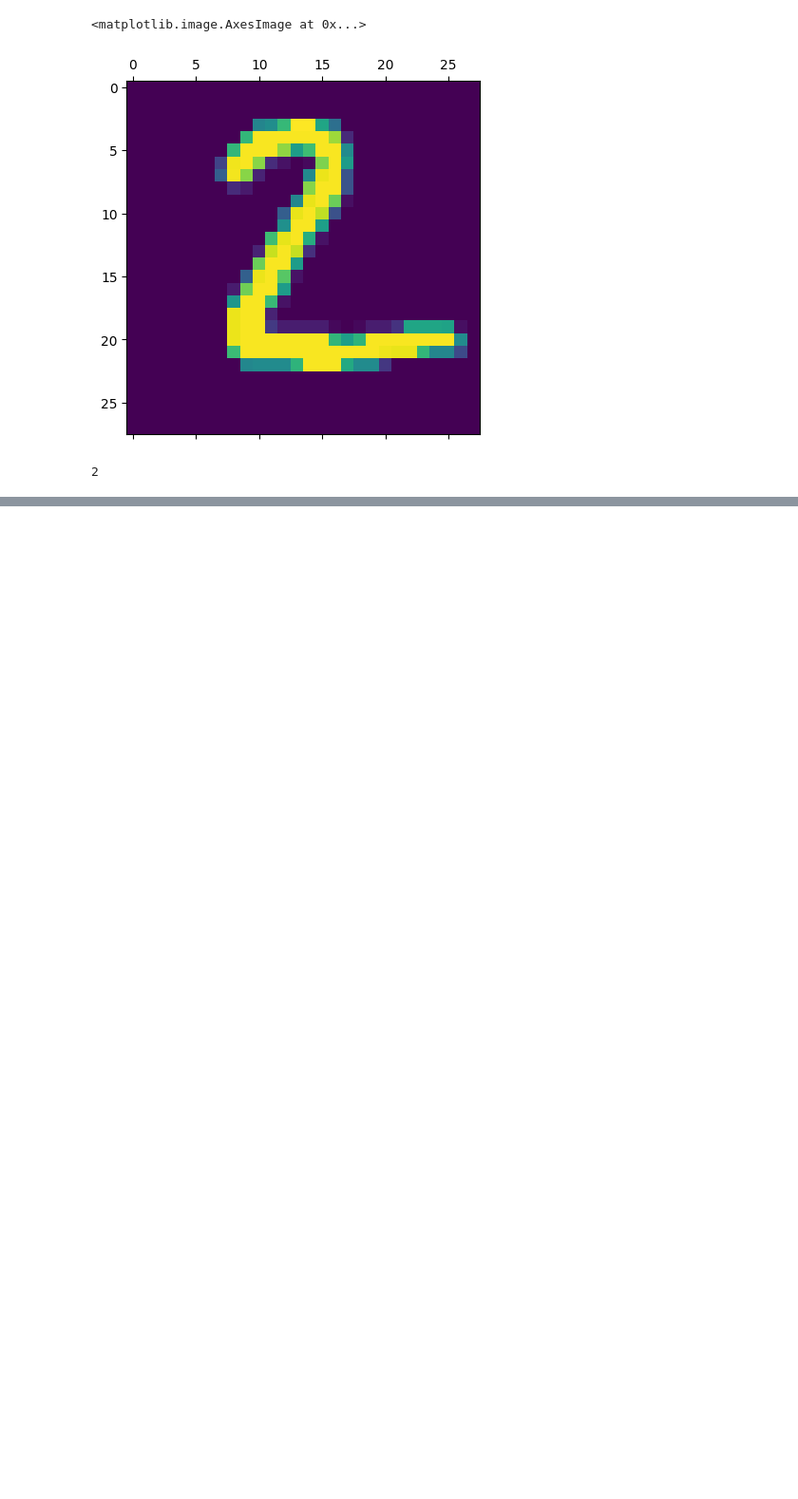
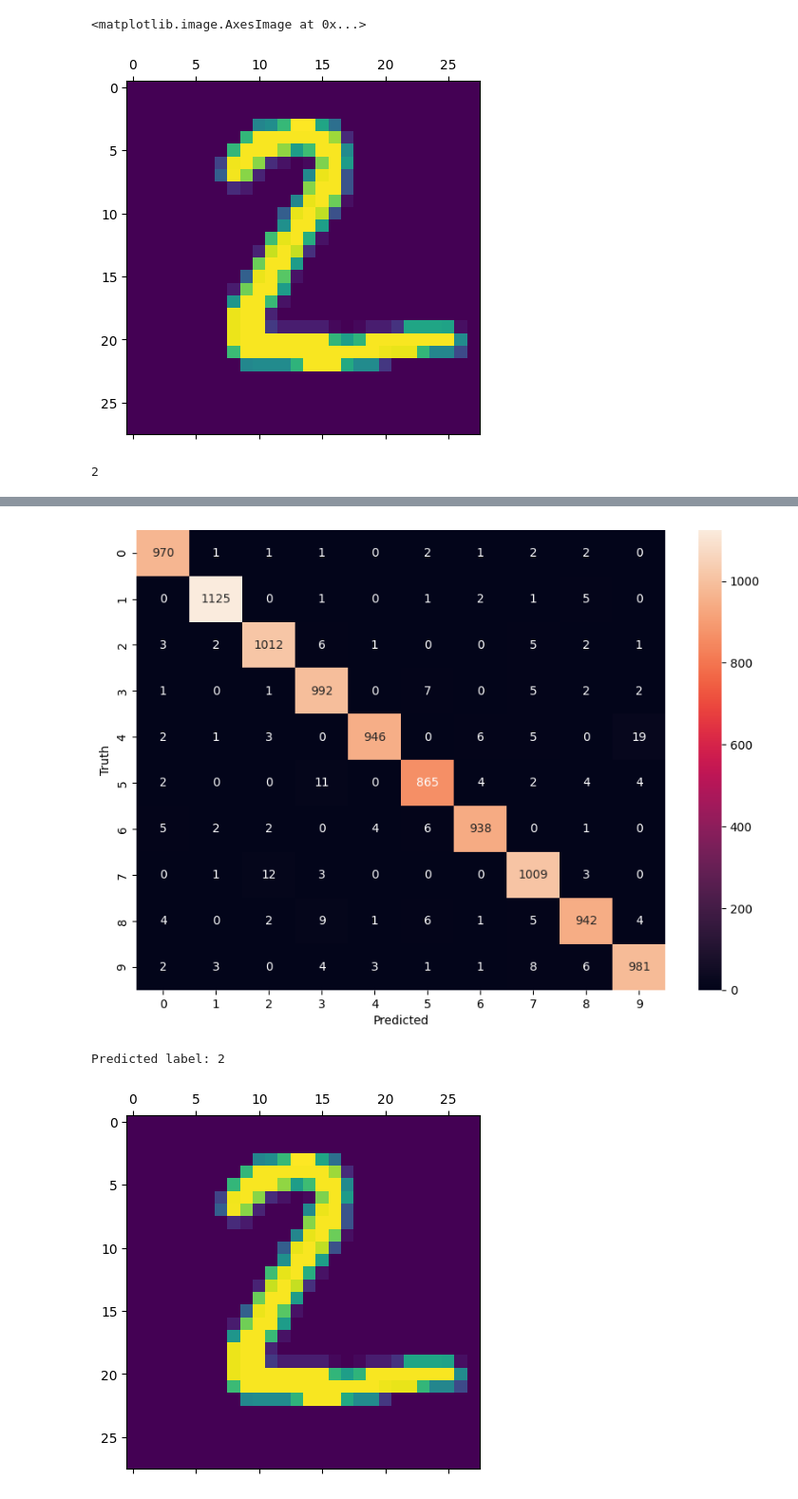
Before and after one commit to mikist23/python_projects, a Jupyter notebook: deep_learning_digit_recognition.ipynb, the cells around one changed output, grey strips where cells are left out. Shown at 95% size. Drawn from its saved outputs; the diff is of its cells as text; code cells hidden in the pictures; blank space fills up the shorter version.

Commit message:
Visualize the data

```diff
--- a/deep_learning_digit_recognition.ipynb
+++ b/deep_learning_digit_recognition.ipynb
@@ -124,0 +143,55 @@ np.argmax(y_predicted[1])
+# %%
+import tensorflow as tf
+from tensorflow import keras
+import matplotlib.pyplot as plt
+import numpy as np
+
+# Load and preprocess the data
+(X_train, y_train), (X_test, y_test) = keras.datasets.mnist.load_data()
+X_train = X_train / 255.0
+X_test = X_test / 255.0
+
+# Reshape data to flatten it
+X_train_flatten = X_train.reshape(-1, 28*28)
+X_test_flatten = X_test.reshape(-1, 28*28)
+
+# Build the model
+model = keras.Sequential([
+    keras.layers.InputLayer(input_shape=(784,)),
+    keras.layers.Dense(128, activation='relu'),
+    keras.layers.Dropout(0.2),
+    keras.layers.Dense(64, activation='relu'),
+    keras.layers.Dropout(0.2),
+    keras.layers.Dense(10, activation='softmax')
+])
+
+# Compile the model
+model.compile(optimizer='adam',
+              loss='sparse_categorical_crossentropy',
+              metrics=['accuracy'])
+
+# Train the model
+history = model.fit(X_train_flatten, y_train, epochs=10, validation_split=0.2)
+
+# Evaluate the model
+test_loss, test_acc = model.evaluate(X_test_flatten, y_test)
+
+# Make predictions
+y_pred = model.predict(X_test_flatten)
+y_pred_labels = np.argmax(y_pred, axis=1)
+
+# Confusion matrix
+cm = tf.math.confusion_matrix(labels=y_test, predictions=y_pred_labels)
+
+# Plot confusion matrix
+import seaborn as sns
+plt.figure(figsize=(10, 7))
+sns.heatmap(cm, annot=True, fmt='d')
+plt.xlabel('Predicted')
+plt.ylabel('Truth')
+plt.show()
+
+# Visualize a test image and its prediction
+plt.matshow(X_test[1])
+print("Predicted label:", y_pred_labels[1])
+# %% [output]
@@ -124,0 +215,3 @@ np.argmax(y_predicted[1])
+[figure, added]
+Predicted label: 2
+[figure, added]
```
Also changed, not shown: parts of 5 cells of this notebook.
